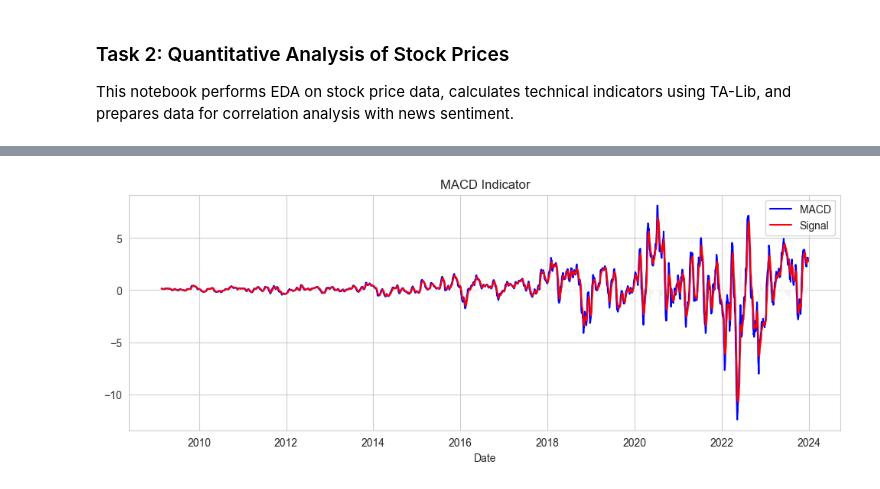
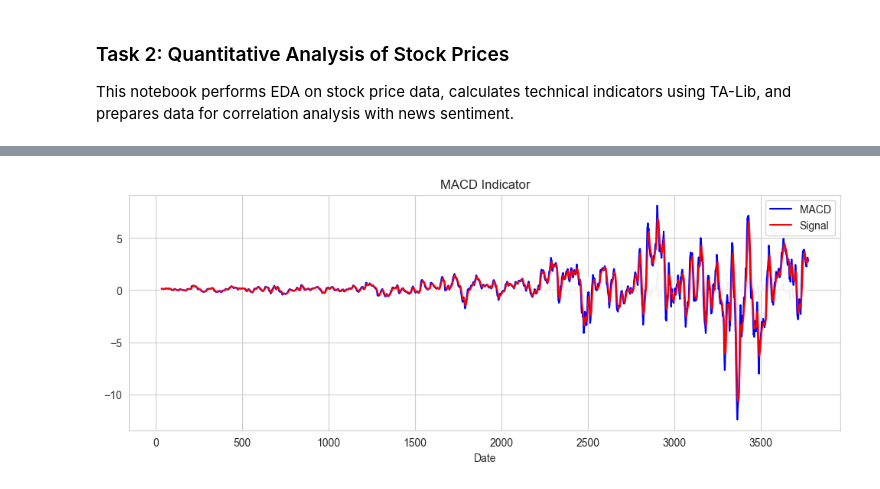
Before and after one commit to tib-dev/Predicting-Price-Moves-with-News-Sentiment, a Jupyter notebook: notebooks/eda_prices.ipynb, the cells around one changed output, grey strips where cells are left out. Cells and saved outputs as stored; diff of their text form; code cells hidden in the pictures.

```diff
--- a/notebooks/eda_prices.ipynb
+++ b/notebooks/eda_prices.ipynb
@@ -30,9 +30,9 @@ sns.set_style('whitegrid')
 # %%
 # 2. Load stock price data
-TICKER = "AMZN"  # Example ticker symbol
+TICKER = "NVDA"  # Example ticker symbol
 price_file = RAW_DIR / f"price/{TICKER}.csv"  # use RAW_DIR from config
-price_df = load_price_csv(price_file, date_col="Date",
+df_price = load_price_csv(price_file, date_col="Date",
                           tz=DEFAULTS["market_tz"])
 
-price_df.head(5)
+df_price.head(20)
 # %% [output]
@@ -46,12 +57,7 @@ price_df.head(5)
 # %%
-# 3. Basic EDA
-price_df.describe()
+# Compute SMA20, EMA20, RSI14, MACD
+df_ind = compute_all_indicators(df_price)
 
-# Plot closing prices
-plt.figure(figsize=(12, 5))
-plt.plot(price_df['date'], price_df['Close'], label='Close Price')
-plt.title('Stock Closing Prices Over Time')
-plt.xlabel('Date')
-plt.ylabel('Price')
-plt.show()
+# Preview last 5 rows to verify
+df_ind.tail(5)
 # %% [output]
@@ -106,19 +150,19 @@ plt.show()
 # %%
 # 7. MACD
-macd, macdsignal, macdhist = talib.MACD(
-    price_df['Close'], fastperiod=12, slowperiod=26, signalperiod=9)
-price_df['MACD'] = macd
-price_df['MACD_signal'] = macdsignal
-price_df['MACD_hist'] = macdhist
+macd, macdsignal, macdhist = ta.MACD(
+df_ind['Close'], fastperiod=12, slowperiod=26, signalperiod=9)
+df_ind['MACD'] = macd
+df_ind['MACD_signal'] = macdsignal
+df_ind['MACD_hist'] = macdhist
 
 plt.figure(figsize=(12, 4))
-plt.plot(price_df['date'], price_df['MACD'], label='MACD', color='blue')
-plt.plot(price_df['date'], price_df['MACD_signal'],
+plt.plot(df_ind.index, df_ind['MACD'], label='MACD', color='blue')
+plt.plot(df_ind.index, df_ind['MACD_signal'],
          label='Signal', color='red')
-plt.bar(price_df['date'], price_df['MACD_hist'], color='gray', alpha=0.5)
+plt.bar(df_ind.index, df_ind['MACD_hist'], color='gray', alpha=0.5)
 plt.title('MACD Indicator')
 plt.xlabel('Date')
 plt.legend()
 plt.show()
 # %% [output]
-[figure, old version]
+[figure, new version]
```
Also changed, not shown: parts of 9 cells of this notebook, 1 other file.
